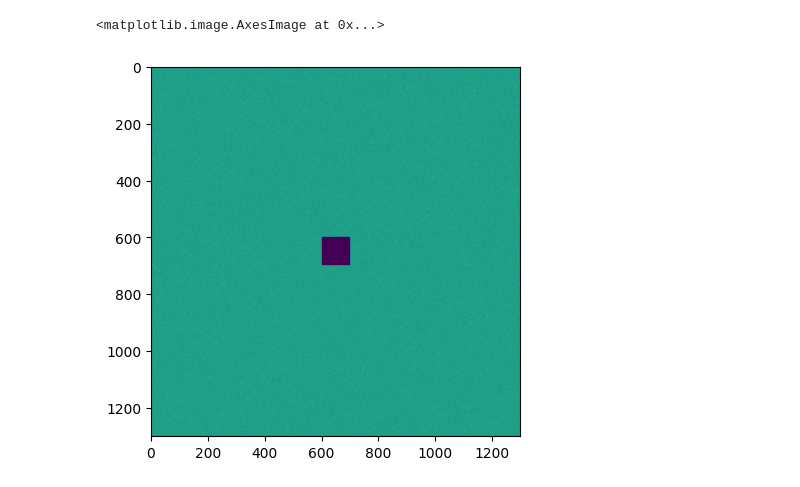
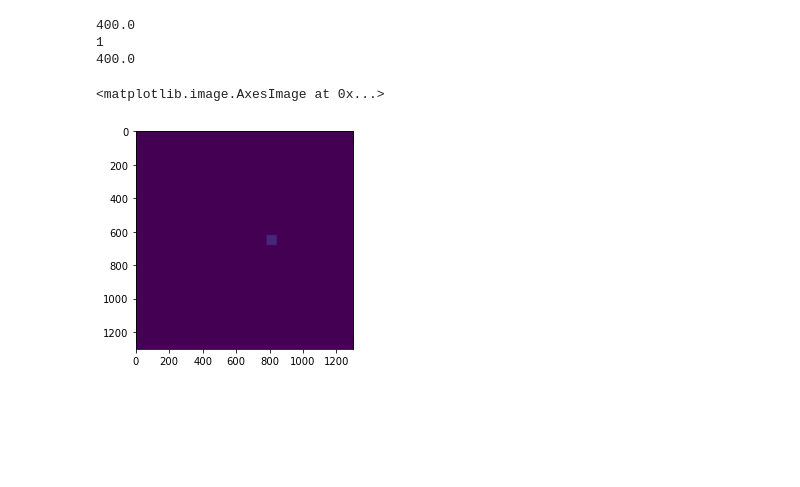
Before and after one commit to nsong03/Ultracold-Research, a Jupyter notebook: GWS-Summer2024/phasematching_aodpulse.ipynb, the cells around one changed output. Drawn from its saved outputs; the diff is of its cells as text; code cells hidden in the pictures; blank space fills up the shorter version.

```diff
--- a/GWS-Summer2024/phasematching_aodpulse.ipynb
+++ b/GWS-Summer2024/phasematching_aodpulse.ipynb
@@ -223,4 +336,4 @@ def tweezerintensities(tweezerarray, scale,):
 # %%
-inputarray = np.zeros((numpixels,numpixels))
+inputarray = cp.zeros((numpixels,numpixels))
 tweezertarget = createtweezers_grid(inputarray, 3, 20,20 )
 # %%
@@ -231,7 +344,11 @@ plt.imshow(zoomin(expand(tweezertarget,3)))
 # %%
-testphase, teststdlist, teststd = derivephase(weights, tweezertarget, np.random.rand(numpixels, numpixels),20)
+testphase, teststdlist, teststd = derivephase(weights, tweezertarget, cp.random.rand(numpixels, numpixels),50)
+# %% [output]
+400.0
+1
+400.0
 # %%
-plt.imshow(teststd)
+plt.imshow(teststd.get())
 # %% [output]
 <matplotlib.image.AxesImage at 0x...>
-[figure, old version]
+[figure, new version]
```
Also changed, not shown: parts of 9 cells of this notebook, 2 other files.
